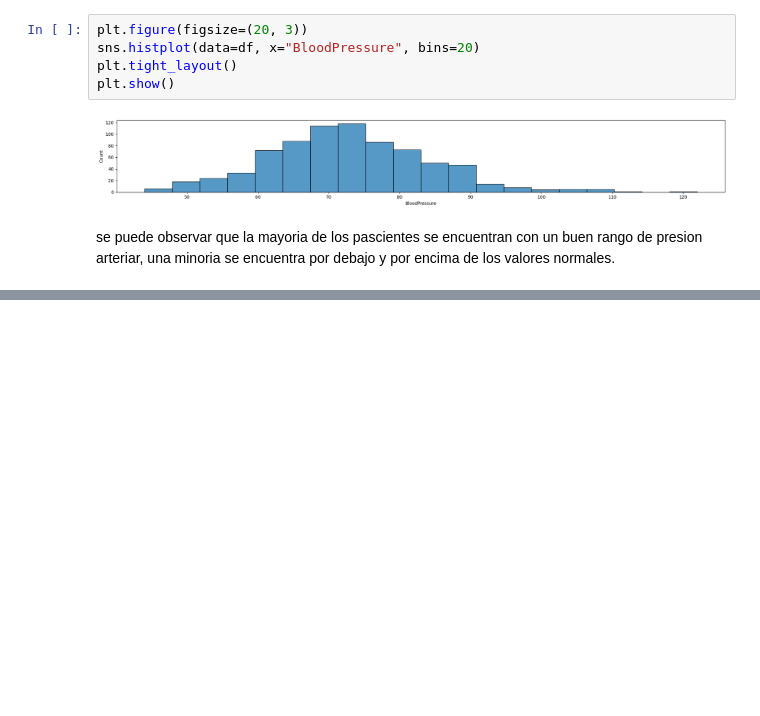
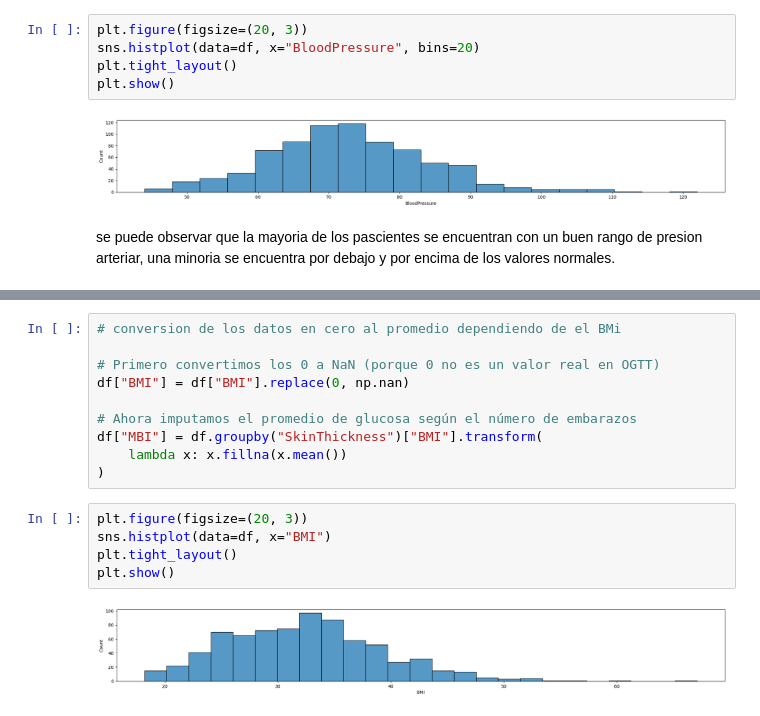
Before and after one commit to Betaniammc/streamlit, a Jupyter notebook: src/04-arboles-diabetes.ipynb, the cells around one changed output, grey strips where cells are left out. Saved outputs shown, nothing was run; the diff lists cells and outputs as text; blank space fills up the shorter version.

```diff
--- a/src/04-arboles-diabetes.ipynb
+++ b/src/04-arboles-diabetes.ipynb
@@ -233,0 +306,17 @@ se puede observar que la mayoria de los pascientes se encuentran con un buen ran
+# %%
+# conversion de los datos en cero al promedio dependiendo de el BMi
+
+# Primero convertimos los 0 a NaN (porque 0 no es un valor real en OGTT)
+df["BMI"] = df["BMI"].replace(0, np.nan)
+
+# Ahora imputamos el promedio de glucosa según el número de embarazos
+df["MBI"] = df.groupby("SkinThickness")["BMI"].transform(
+    lambda x: x.fillna(x.mean())
+)
+# %%
+plt.figure(figsize=(20, 3))
+sns.histplot(data=df, x="BMI")
+plt.tight_layout()
+plt.show()
+# %% [output]
+[figure, added]
```
Also changed, not shown: parts of 21 cells of this notebook.
